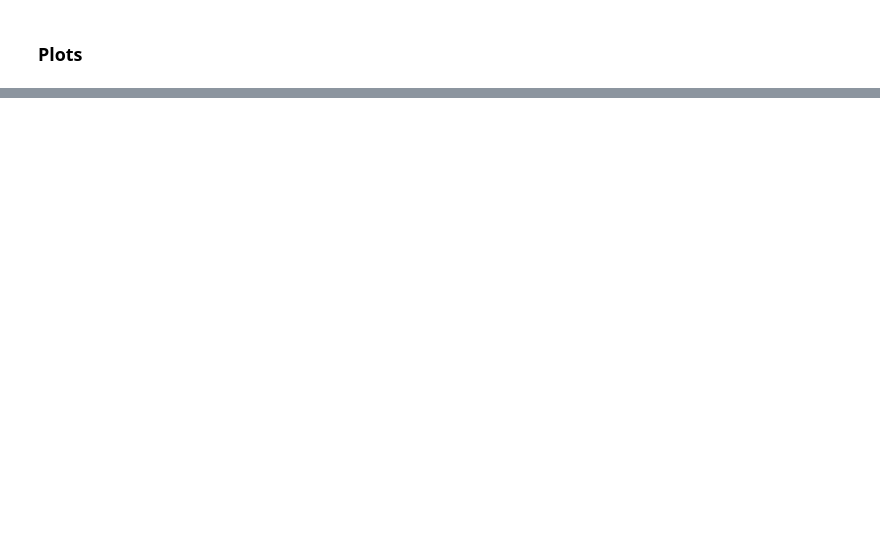
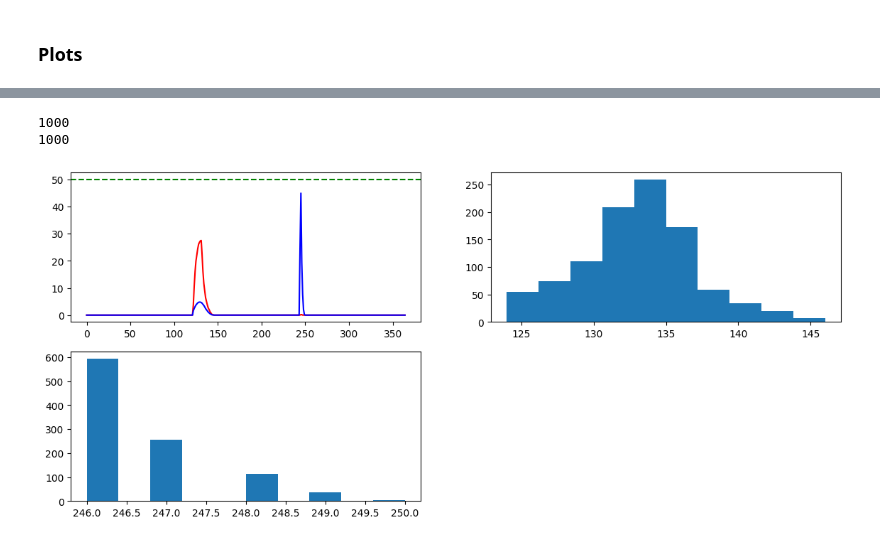
Before and after one commit to ossama-eloukili/Online-Learning-Applications-Project, a Jupyter notebook: new_approach/STEPS_from_5_to_6.ipynb, the cells around one changed output, grey strips where cells are left out. Saved outputs shown, nothing was run; the diff lists cells and outputs as text; code cells hidden in the pictures; blank space fills up the shorter version.

```diff
--- a/new_approach/STEPS_from_5_to_6.ipynb
+++ b/new_approach/STEPS_from_5_to_6.ipynb
@@ -231,0 +436,23 @@ plt.legend()
+# %%
+#BUILD CUMSUM CHARTS TO SHOW CHANGE DETECTION
+
+plt.figure(figsize = (14,6))
+
+plt.subplot(2,2,1)
+plt.plot(cusum_ucb_mean_gpchart, color = 'r')
+plt.plot(cusum_ucb_mean_gmchart, color = 'b')
+plt.axhline(y = cusum_ucb_learner.conversion_rate_learner.h , color = 'g', linestyle = 'dashed')
+
+
+plt.subplot(2,2,2)
+plt.hist(p_detections)
+print(len(p_detections))
+
+
+plt.subplot(2,2,3)
+plt.hist(m_detections)
+print(len(m_detections))
+# %% [output]
+1000
+1000
+[figure, added]
```
Also changed, not shown: parts of 8 cells of this notebook, 1 other file.
